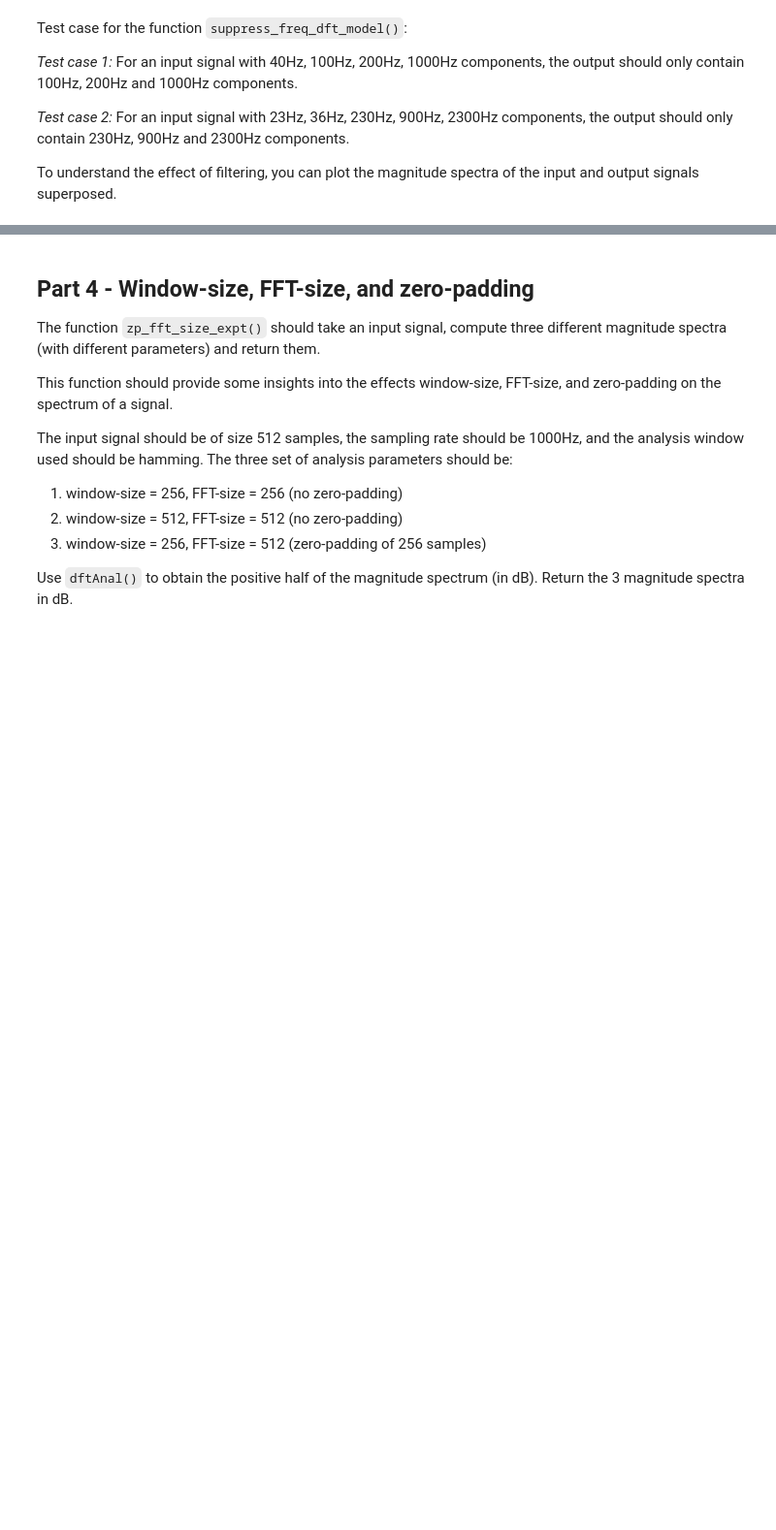
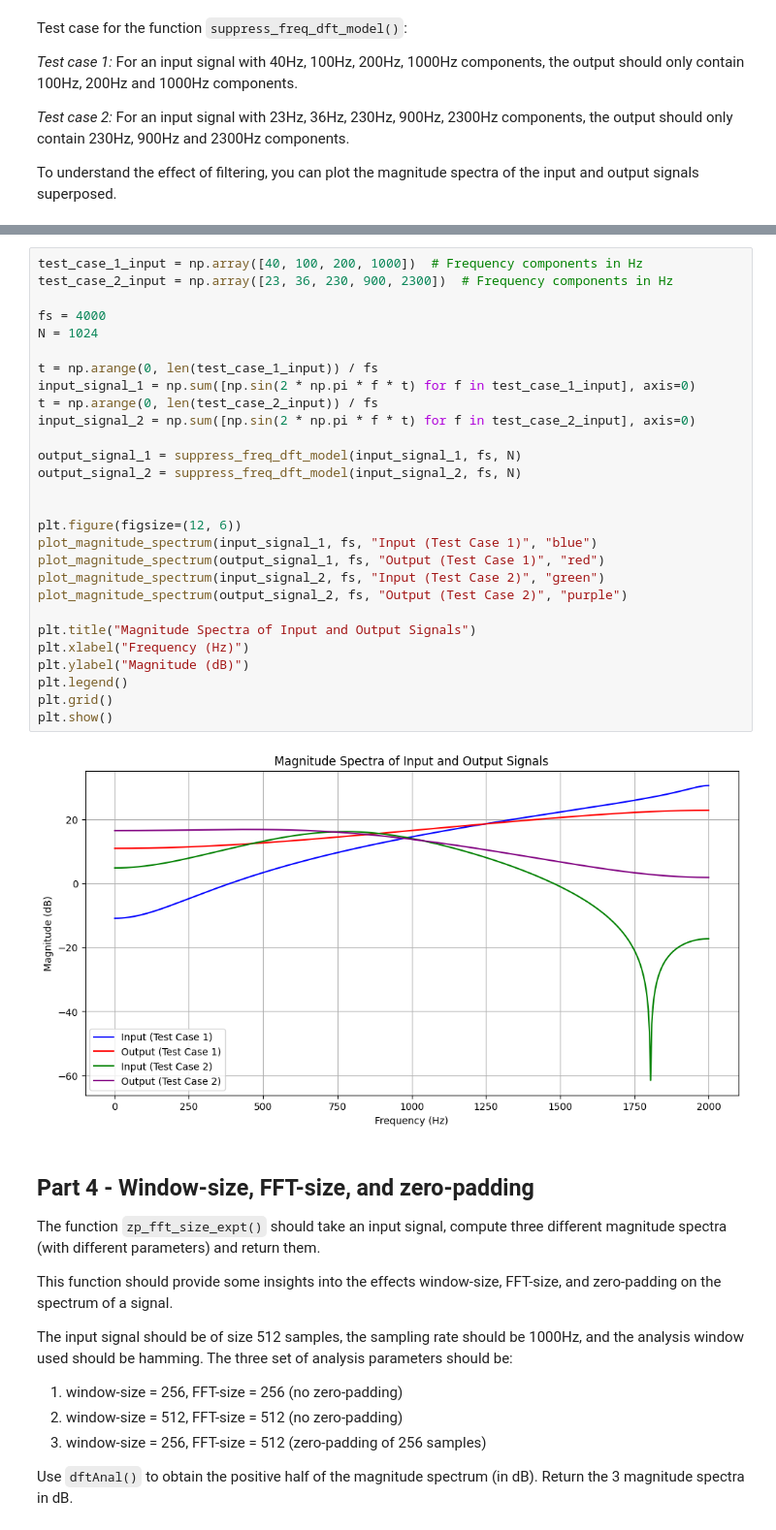
Before and after one commit to ObiWxnKenxbi/ASPMA, a Jupyter notebook: A3/VallejoBudziszewski_A3.ipynb, the cells around one changed output, grey strips where cells are left out. Shown at 97% size. Saved outputs shown, nothing was run; the diff lists cells and outputs as text; blank space fills up the shorter version.

```diff
--- a/A3/VallejoBudziszewski_A3.ipynb
+++ b/A3/VallejoBudziszewski_A3.ipynb
@@ -380,3 +275,33 @@ ValueError: could not broadcast input array from shape (0,4096) into shape (2048
+# %%
+test_case_1_input = np.array([40, 100, 200, 1000])  # Frequency components in Hz
+test_case_2_input = np.array([23, 36, 230, 900, 2300])  # Frequency components in Hz
+
+fs = 4000
+N = 1024
+
+t = np.arange(0, len(test_case_1_input)) / fs
+input_signal_1 = np.sum([np.sin(2 * np.pi * f * t) for f in test_case_1_input], axis=0)
+t = np.arange(0, len(test_case_2_input)) / fs
+input_signal_2 = np.sum([np.sin(2 * np.pi * f * t) for f in test_case_2_input], axis=0)
+
+output_signal_1 = suppress_freq_dft_model(input_signal_1, fs, N)
+output_signal_2 = suppress_freq_dft_model(input_signal_2, fs, N)
+
+
+plt.figure(figsize=(12, 6))
+plot_magnitude_spectrum(input_signal_1, fs, "Input (Test Case 1)", "blue")
+plot_magnitude_spectrum(output_signal_1, fs, "Output (Test Case 1)", "red")
+plot_magnitude_spectrum(input_signal_2, fs, "Input (Test Case 2)", "green")
+plot_magnitude_spectrum(output_signal_2, fs, "Output (Test Case 2)", "purple")
+
+plt.title("Magnitude Spectra of Input and Output Signals")
+plt.xlabel("Frequency (Hz)")
+plt.ylabel("Magnitude (dB)")
+plt.legend()
+plt.grid()
+plt.show()
+# %% [output]
+[figure, added]
 # %% [markdown]
 ## Part 4 - Window-size, FFT-size, and zero-padding
 
```
Also changed, not shown: parts of 18 cells of this notebook.
